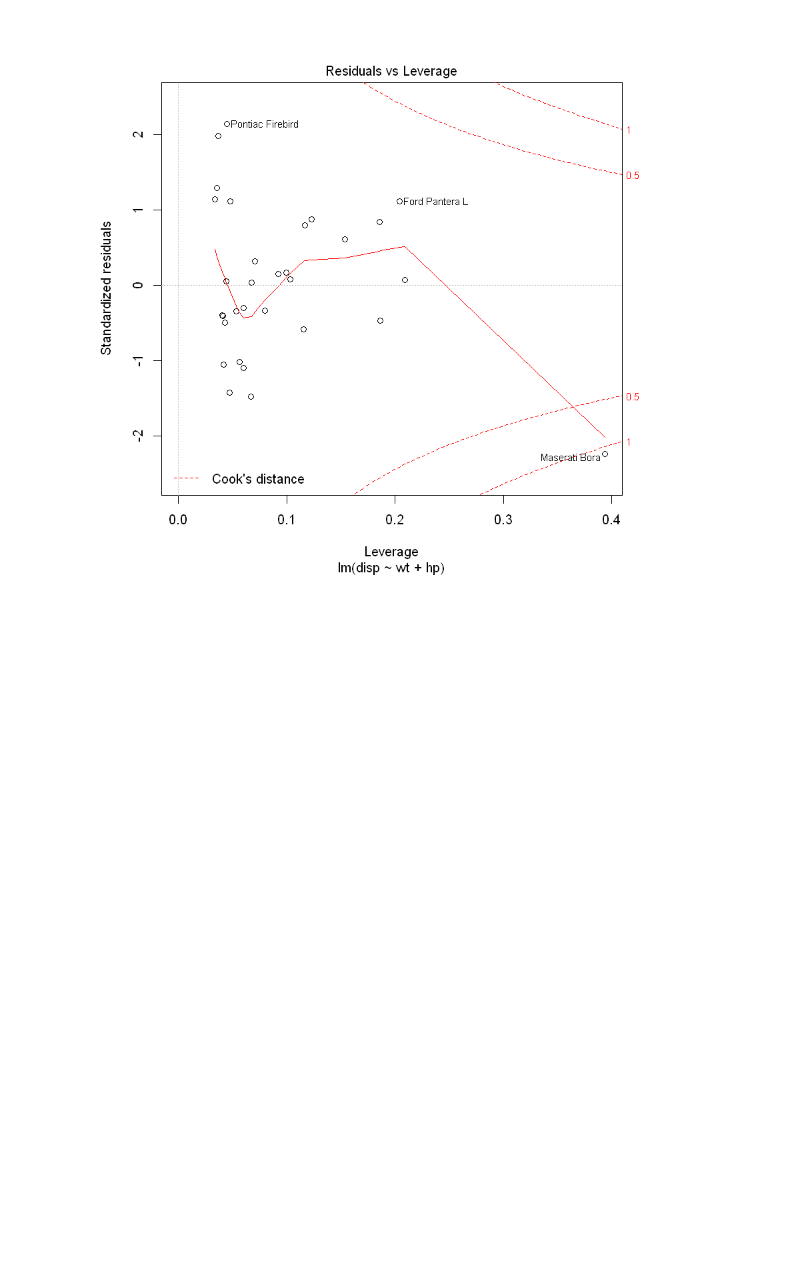
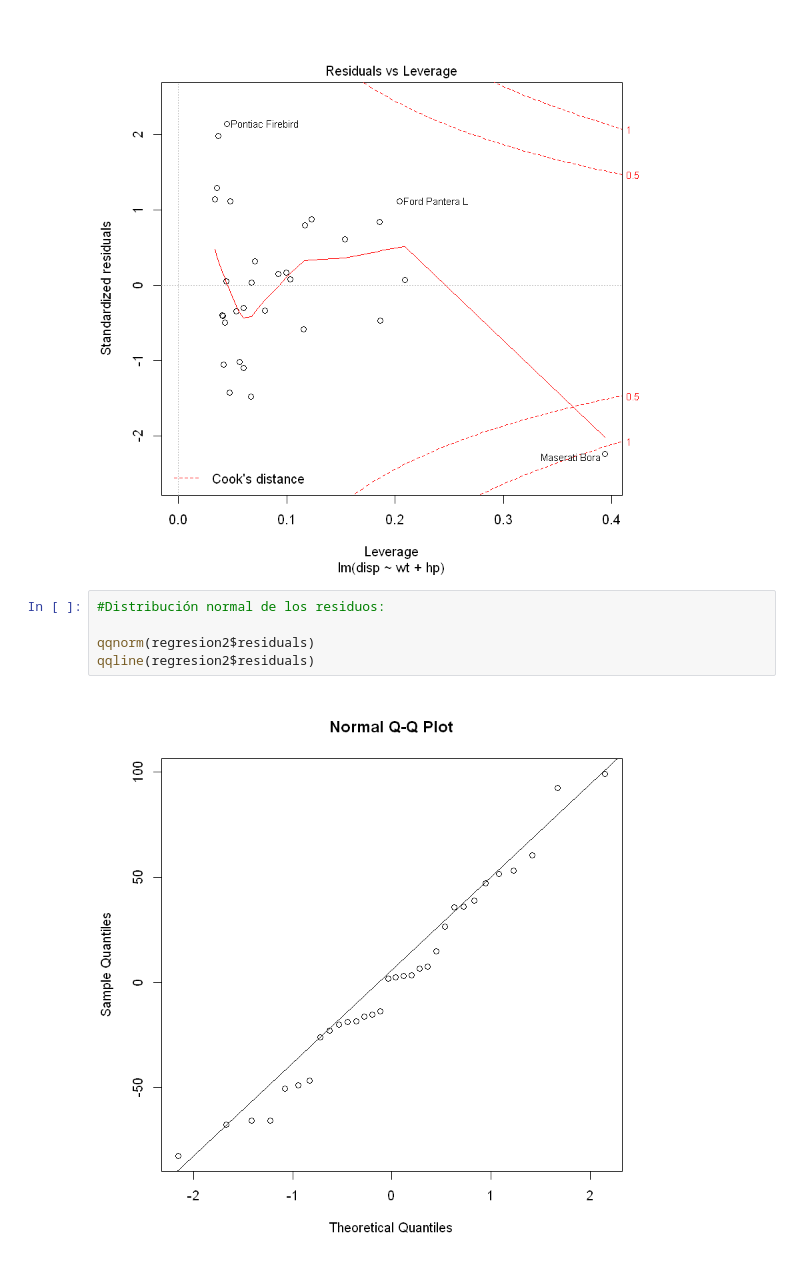
Before and after one commit to DanielEdu/R, a Jupyter notebook: Actividad Nro2.ipynb, the cells around one changed output. Saved outputs shown, nothing was run; the diff lists cells and outputs as text; blank space fills up the shorter version.

```diff
--- a/Actividad Nro2.ipynb
+++ b/Actividad Nro2.ipynb
@@ -350,3 +397,10 @@ plot(regresion2)
 [figure]
 [figure]
 [figure]
+# %%
+#Distribución normal de los residuos:
+
+qqnorm(regresion2$residuals)
+qqline(regresion2$residuals)
+# %% [output]
+[figure, added]
```
Also changed, not shown: parts of 28 cells of this notebook.
